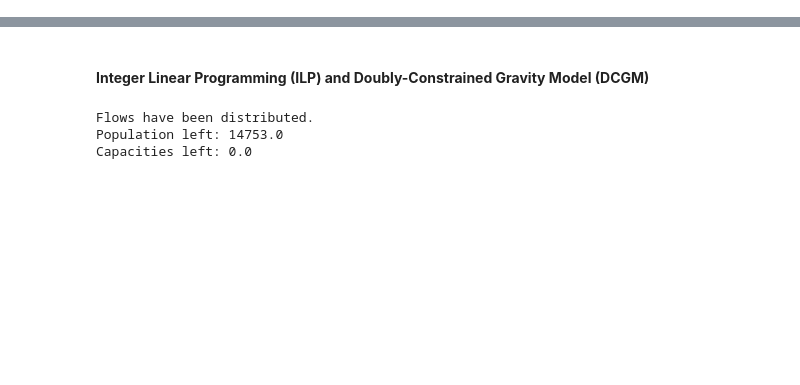
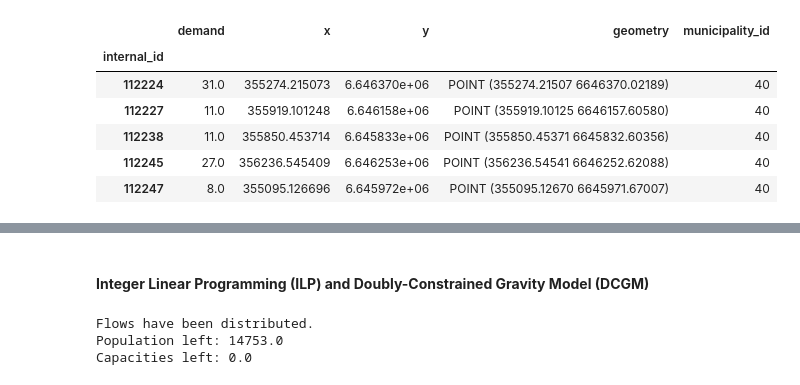
Before and after one commit to RitaMargari/urban-facilities-provision, a Jupyter notebook: main.ipynb, the cells around one changed output, grey strips where cells are left out. Saved outputs shown, nothing was run; the diff lists cells and outputs as text; code cells hidden in the pictures; blank space fills up the shorter version.

```diff
--- a/main.ipynb
+++ b/main.ipynb
@@ -36,3 +37,13 @@ facilities = facilities.sjoin(municipalities).rename(columns={"id": "municipalit
 # road network
 network = nx.read_graphml("data/road_network.graphml", node_type=int)
 road_network = load_graph_geometry(network, node=True)
+# %%
+houses.head()
+# %% [output]
+|  | demand | x | y | geometry | municipality_id |
+| internal_id |  |  |  |  |  |
+| 112224 | 31.0 | 355274.215073 | 6.646370e+06 | POINT (355274.21507 6646370.02189) | 40 |
+| 112227 | 11.0 | 355919.101248 | 6.646158e+06 | POINT (355919.10125 6646157.60580) | 40 |
+| 112238 | 11.0 | 355850.453714 | 6.645833e+06 | POINT (355850.45371 6645832.60356) | 40 |
+| 112245 | 27.0 | 356236.545409 | 6.646253e+06 | POINT (356236.54541 6646252.62088) | 40 |
+| 112247 | 8.0 | 355095.126696 | 6.645972e+06 | POINT (355095.12670 6645971.67007) | 40 |
```
Also changed, not shown: parts of 25 cells of this notebook, 5 other files.
